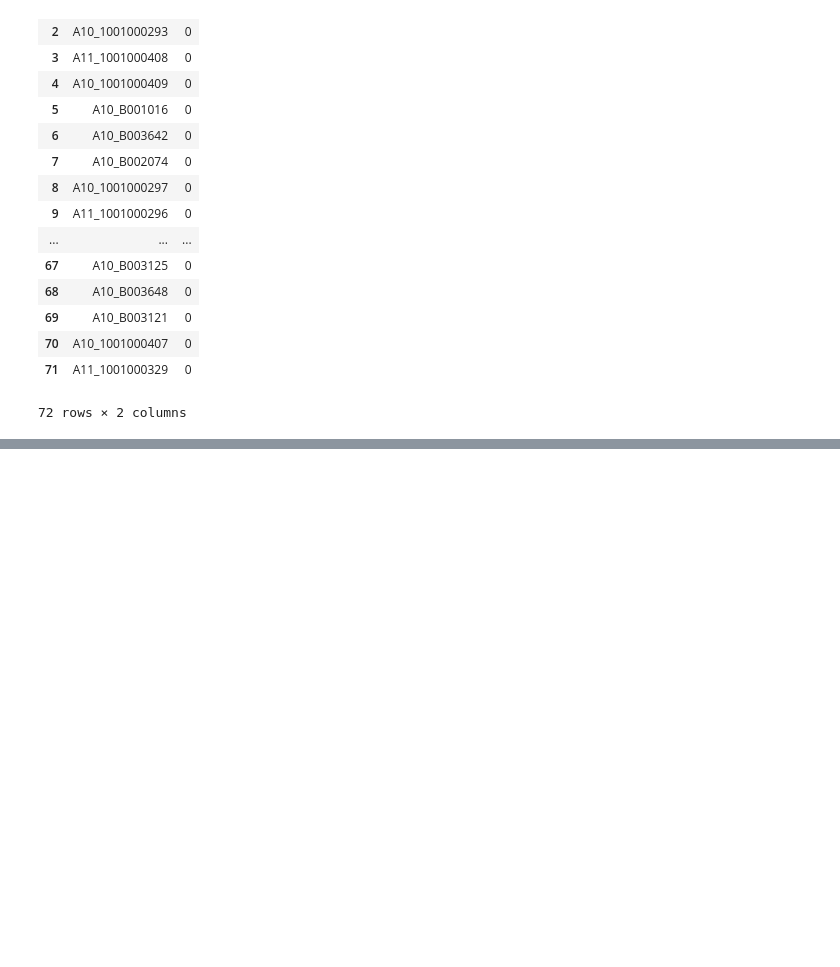
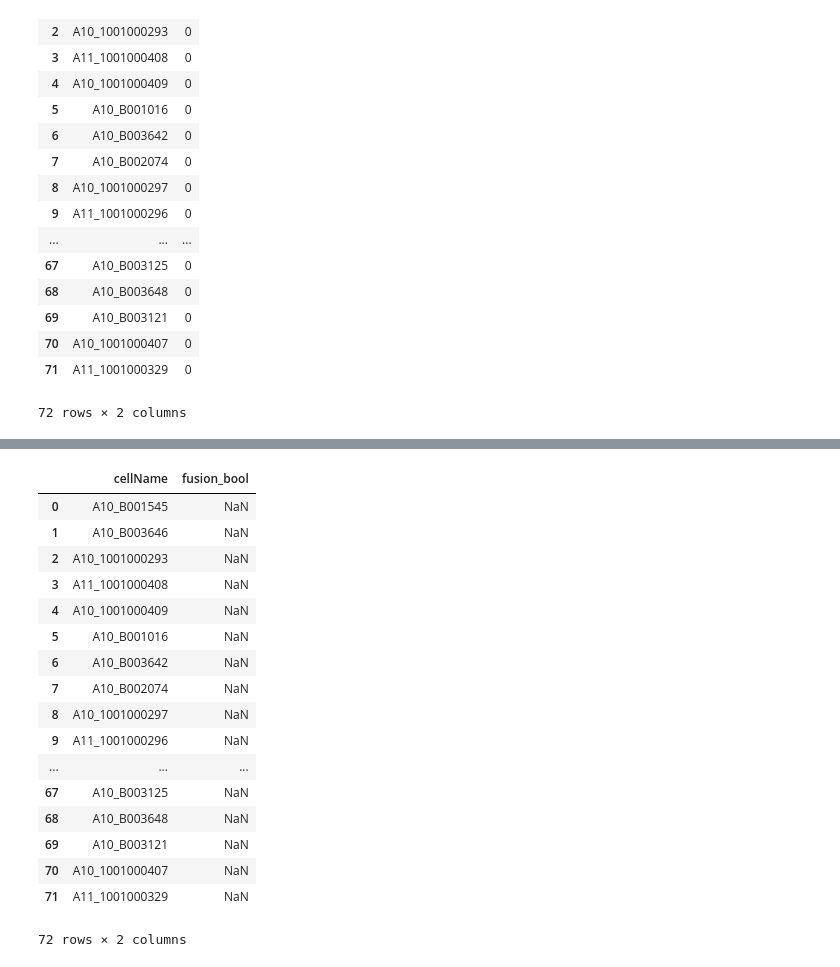
Before and after one commit to czbiohub/fusion_detection_pipeline, a Jupyter notebook: fusionSearch/searchFunc_scratch.ipynb, the cells around one changed output, grey strips where cells are left out. Drawn from its saved outputs; the diff is of its cells as text; code cells hidden in the pictures; blank space fills up the shorter version.

```diff
--- a/fusionSearch/searchFunc_scratch.ipynb
+++ b/fusionSearch/searchFunc_scratch.ipynb
@@ -407,0 +569,22 @@ t
+# %%
+outputDF_comb['cellName'] = outputDF['cellName']
+outputDF_comb
+# %% [output]
+|  | cellName | fusion_bool |
+| 0 | A10_B001545 | NaN |
+| 1 | A10_B003646 | NaN |
+| 2 | A10_1001000293 | NaN |
+| 3 | A11_1001000408 | NaN |
+| 4 | A10_1001000409 | NaN |
+| 5 | A10_B001016 | NaN |
+| 6 | A10_B003642 | NaN |
+| 7 | A10_B002074 | NaN |
+| 8 | A10_1001000297 | NaN |
+| 9 | A11_1001000296 | NaN |
+| ... | ... | ... |
+| 67 | A10_B003125 | NaN |
+| 68 | A10_B003648 | NaN |
+| 69 | A10_B003121 | NaN |
+| 70 | A10_1001000407 | NaN |
+| 71 | A11_1001000329 | NaN |
+72 rows × 2 columns
```
Also changed, not shown: parts of 12 cells of this notebook, 3 other files.
